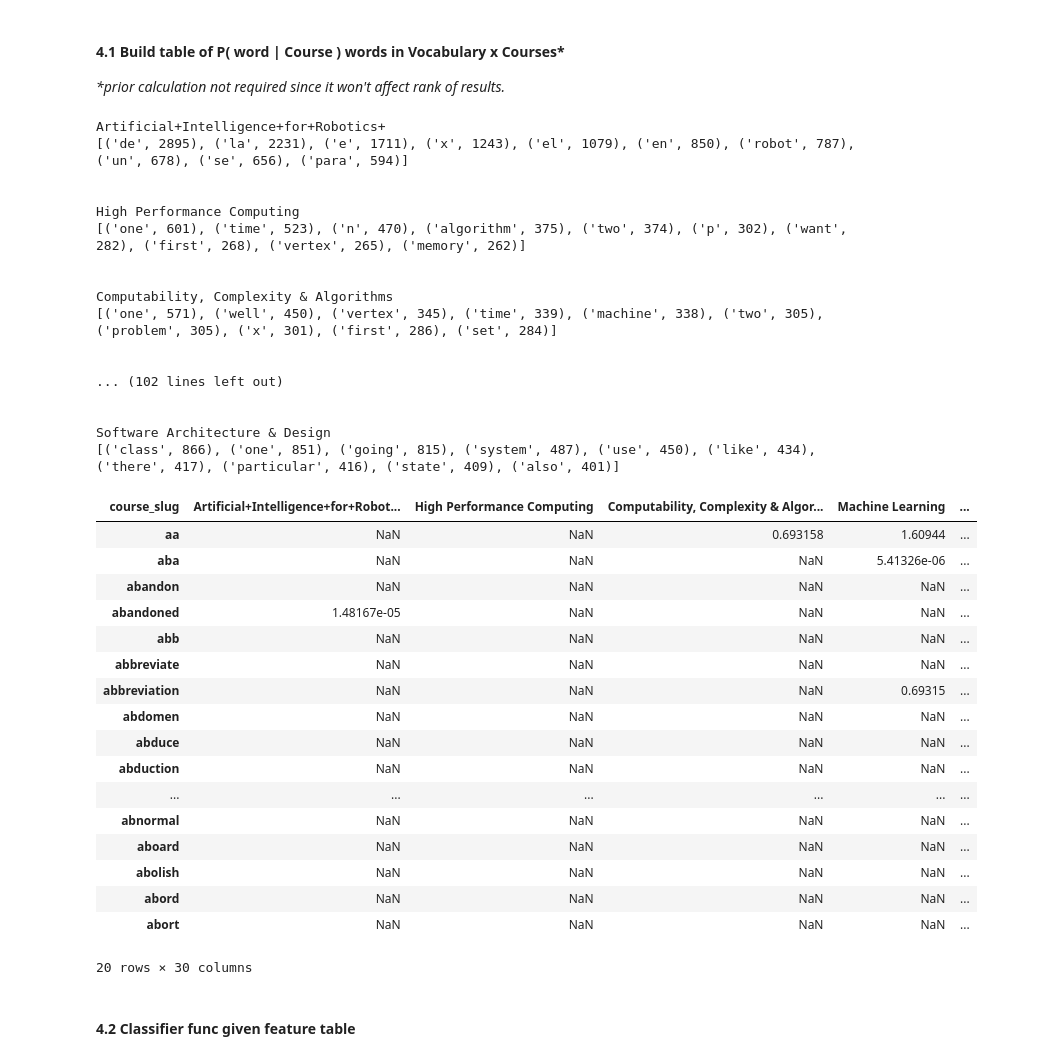
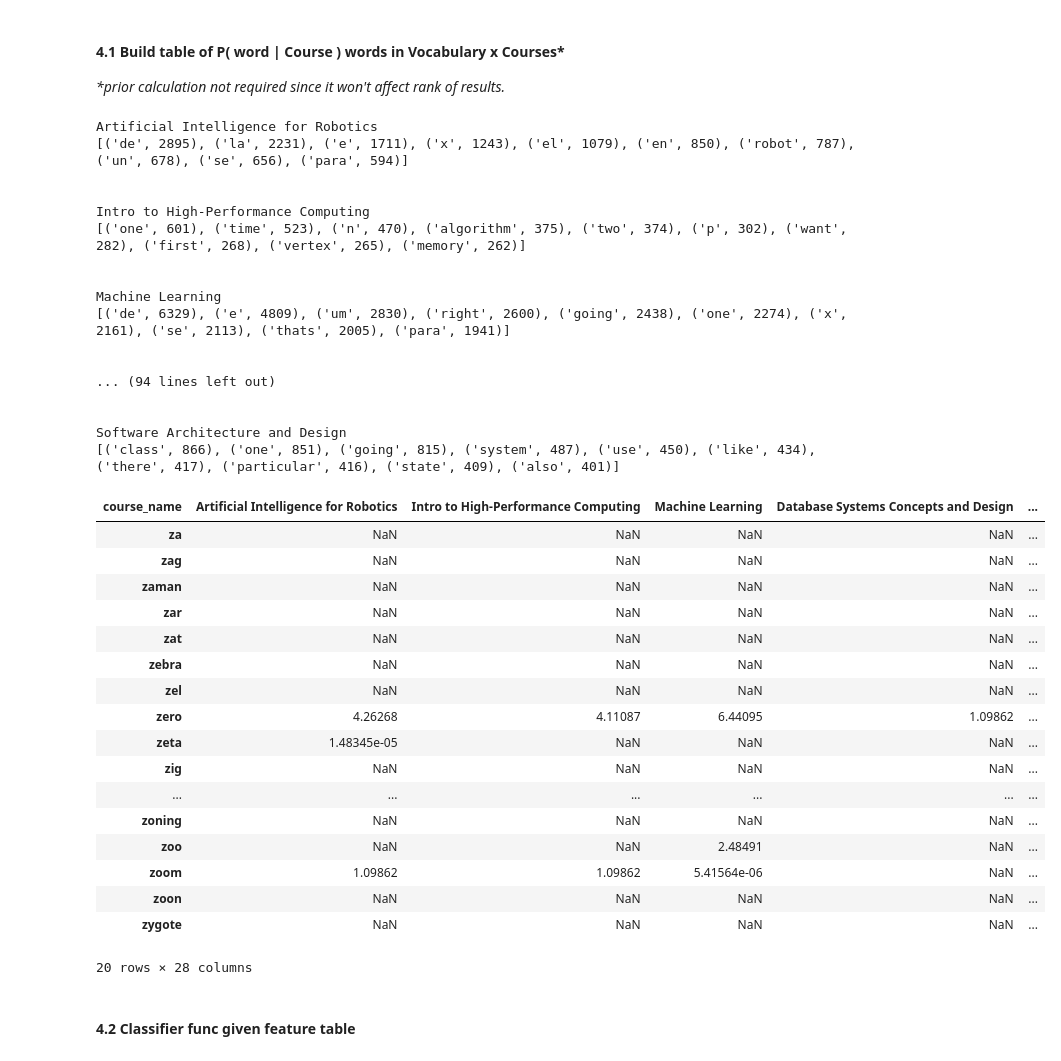
Before and after one commit to cesleem/CourseRec, a Jupyter notebook: notebook/modeling/2.3 - Modeling - content_based_model - Investigate the viability of the Mooney et al. text categorization ML approach.ipynb, the cells around one changed output. Cells and saved outputs as stored; diff of their text form; code cells hidden in the pictures.

```diff
--- a/notebook/modeling/2.3 - Modeling - content_based_model - Investigate the viability of the Mooney et al. text categorization ML approach.ipynb
+++ b/notebook/modeling/2.3 - Modeling - content_based_model - Investigate the viability of the Mooney et al. text categorization ML approach.ipynb
@@ -42,6 +42,7 @@ from firebase_admin import firestore
 ### 1. Extract Data from Corpuses: Courses - Video Subtitles (Udacity), User Interests - Academic-related Articles (Wikipedia)
 # %%
 course_subs_DF = pd.read_csv('../../data/raw/videosubtitles_udacity/course_video_subtitles_udacity.csv')
+course_subs_DF = course_subs_DF[pd.notnull(course_subs_DF.course_name)]
 wiki_page_path_DF = pd.read_csv('../../data/raw/articles_wikipedia/academic_outline_wikipedia_pages.csv')
 # %%
 print("Data Shapes: \n")
@@ -89,7 +90,7 @@ work_df['subtitles_word_freq'] = pd.Series(dtype=object)
 
 #1. Calc word frequencies for each course
 for idx, course in work_df.iterrows():
-    print(course.course_slug)
+    print(course.course_name)
     #add Counter to df
     word_freqs = get_counter_from_list(course.subtitles, words)
     print(word_freqs.most_common(10), '\n\n')
@@ -98,7 +99,7 @@ for idx, course in work_df.iterrows():
     work_df.at[idx,'subtitles_word_freq'] = word_freqs
 
 #calc likelihoods for each word | course
-NB_model_features_DF = pd.DataFrame(index=sorted(vocabulary), columns=course_subs_DF.course_slug)
+NB_model_features_DF = pd.DataFrame(index=sorted(vocabulary), columns=course_subs_DF.course_name)
 
 #2. log likelihood = log of rel. word frequency
     # count of occurences + 1 / total words + Vocab (laplace smoothing)
@@ -106,46 +107,46 @@ for idx, course in work_df.iterrows():
     word_freqs = course.subtitles_word_freq
     for word, count in word_freqs.items():
         logLikelihood = math.log(count + 1 / float(sum(word_freqs.values()) + len(vocabulary)))
-        NB_model_features_DF.at[word, course.course_slug] = logLikelihood
+        NB_model_features_DF.at[word, course.course_name] = logLikelihood
 # %% [output]
-Artificial+Intelligence+for+Robotics+
+Artificial Intelligence for Robotics
 [('de', 2895), ('la', 2231), ('e', 1711), ('x', 1243), ('el', 1079), ('en', 850), ('robot', 787), ('un', 678), ('se', 656), ('para', 594)]
 
 
-High Performance Computing
+Intro to High-Performance Computing
 [('one', 601), ('time', 523), ('n', 470), ('algorithm', 375), ('two', 374), ('p', 302), ('want', 282), ('first', 268), ('vertex', 265), ('memory', 262)]
 
 
-Computability, Complexity & Algorithms
-[('one', 571), ('well', 450), ('vertex', 345), ('time', 339), ('machine', 338), ('two', 305), ('problem', 305), ('x', 301), ('first', 286), ('set', 284)]
+Machine Learning
+[('de', 6329), ('e', 4809), ('um', 2830), ('right', 2600), ('going', 2438), ('one', 2274), ('x', 2161), ('se', 2113), ('thats', 2005), ('para', 1941)]
 
 
-... (102 lines left out)
+... (94 lines left out)
 
 
-Software Architecture & Design
+Software Architecture and Design
 [('class', 866), ('one', 851), ('going', 815), ('system', 487), ('use', 450), ('like', 434), ('there', 417), ('particular', 416), ('state', 409), ('also', 401)]
 # %%
-NB_model_features_DF.head(20)
+NB_model_features_DF.tail(20)
 # %% [output]
-| course_slug | Artificial+Intelligence+for+Robot... | High Performance Computing | Computability, Complexity & Algor... | Machine Learning | ... |
-| aa | NaN | NaN | 0.693158 | 1.60944 | ... |
-| aba | NaN | NaN | NaN | 5.41326e-06 | ... |
-| abandon | NaN | NaN | NaN | NaN | ... |
-| abandoned | 1.48167e-05 | NaN | NaN | NaN | ... |
-| abb | NaN | NaN | NaN | NaN | ... |
-| abbreviate | NaN | NaN | NaN | NaN | ... |
-| abbreviation | NaN | NaN | NaN | 0.69315 | ... |
-| abdomen | NaN | NaN | NaN | NaN | ... |
-| abduce | NaN | NaN | NaN | NaN | ... |
-| abduction | NaN | NaN | NaN | NaN | ... |
+| course_name | Artificial Intelligence for Robotics | Intro to High-Performance Computing | Machine Learning | Database Systems Concepts and Design | ... |
+| za | NaN | NaN | NaN | NaN | ... |
+| zag | NaN | NaN | NaN | NaN | ... |
+| zaman | NaN | NaN | NaN | NaN | ... |
+| zar | NaN | NaN | NaN | NaN | ... |
+| zat | NaN | NaN | NaN | NaN | ... |
+| zebra | NaN | NaN | NaN | NaN | ... |
+| zel | NaN | NaN | NaN | NaN | ... |
+| zero | 4.26268 | 4.11087 | 6.44095 | 1.09862 | ... |
+| zeta | 1.48345e-05 | NaN | NaN | NaN | ... |
+| zig | NaN | NaN | NaN | NaN | ... |
 | ... | ... | ... | ... | ... | ... |
-| abnormal | NaN | NaN | NaN | NaN | ... |
-| aboard | NaN | NaN | NaN | NaN | ... |
-| abolish | NaN | NaN | NaN | NaN | ... |
-| abord | NaN | NaN | NaN | NaN | ... |
-| abort | NaN | NaN | NaN | NaN | ... |
+| zoning | NaN | NaN | NaN | NaN | ... |
+| zoo | NaN | NaN | 2.48491 | NaN | ... |
+| zoom | 1.09862 | 1.09862 | 5.41564e-06 | NaN | ... |
+| zoon | NaN | NaN | NaN | NaN | ... |
+| zygote | NaN | NaN | NaN | NaN | ... |
-20 rows × 30 columns
+20 rows × 28 columns
 # %% [markdown]
 #### 4.2 Classifier func given feature table
 # %%
```
Also changed, not shown: parts of 17 cells of this notebook, 1 other file.
